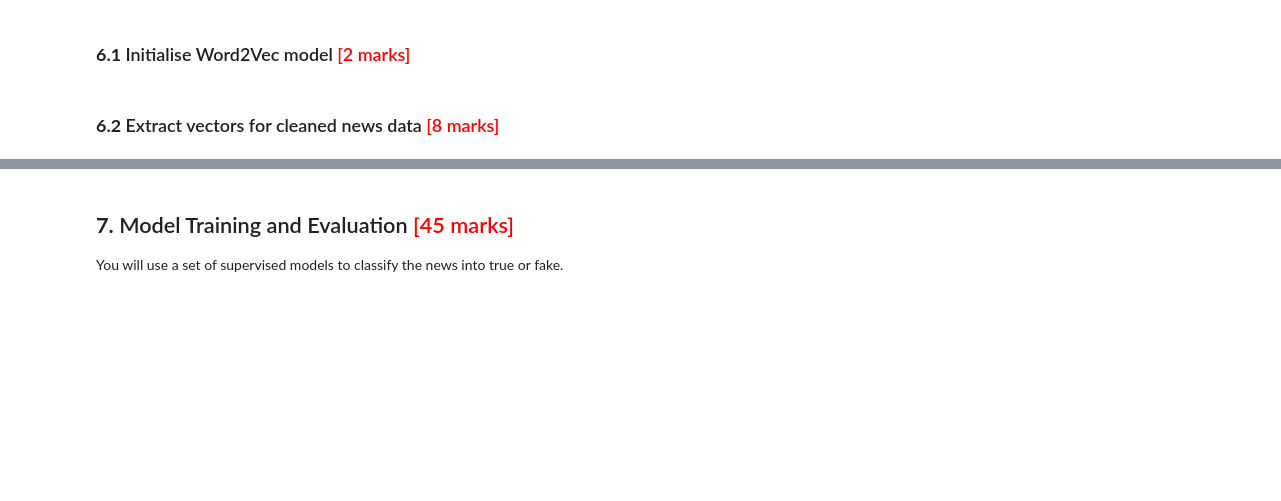
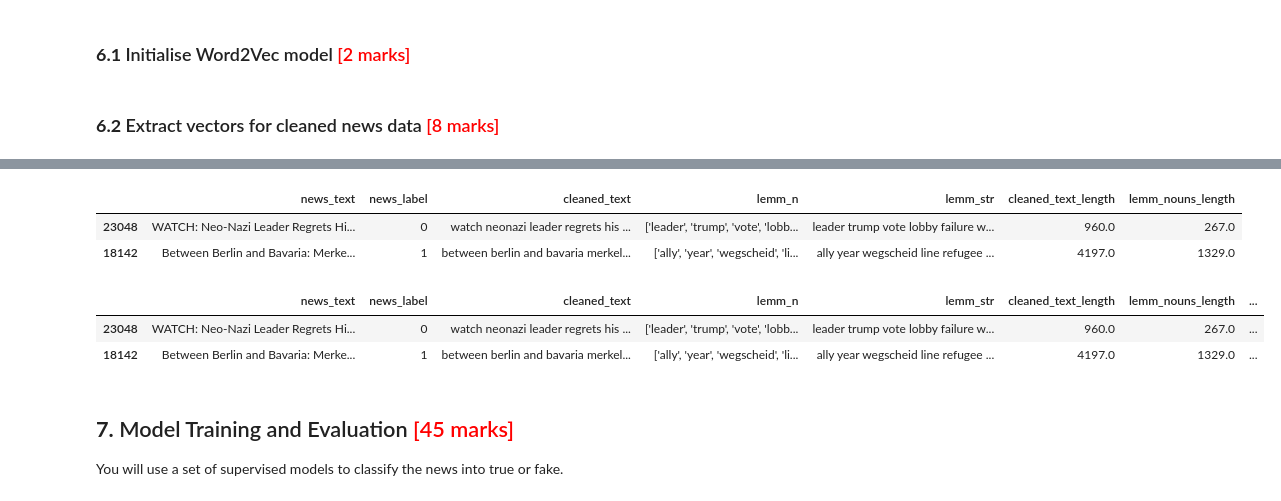
Before and after one commit to AnishRane-cox/Semantic-Fake-News-Detector, a Jupyter notebook: Fake_News_Detection.ipynb, the cells around one changed output, grey strips where cells are left out. Drawn from its saved outputs; the diff is of its cells as text; code cells hidden in the pictures; blank space fills up the shorter version.

```diff
--- a/Fake_News_Detection.ipynb
+++ b/Fake_News_Detection.ipynb
@@ -1003,21 +976,34 @@ lemm_nouns_length      0
 dtype: int64
+# %%
+train_df.head(2)
+# %% [output]
+|  | news_text | news_label | cleaned_text | lemm_n | lemm_str | cleaned_text_length | lemm_nouns_length |
+| 23048 | WATCH: Neo-Nazi Leader Regrets Hi... | 0 | watch neonazi leader regrets his ... | ['leader', 'trump', 'vote', 'lobb... | leader trump vote lobby failure w... | 960.0 | 267.0 |
+| 18142 | Between Berlin and Bavaria: Merke... | 1 | between berlin and bavaria merkel... | ['ally', 'year', 'wegscheid', 'li... | ally year wegscheid line refugee ... | 4197.0 | 1329.0 |
 # %%
 ## Write your code here to extract the vectors from the Word2Vec model for both training and validation data
 
+# Fill missing values to avoid issues during vectorization
+train_df['lemm_str'] = train_df['lemm_str'].fillna('')
 val_df['lemm_str'] = val_df['lemm_str'].fillna('')
 
-# Apply to training set
+# Generate Word2Vec vectors from lemmatized strings
 train_df['w2v_vector'] = train_df['lemm_str'].apply(lambda x: get_avg_w2v_vector(x, word2vec))
-
-# Apply to validation set
 val_df['w2v_vector'] = val_df['lemm_str'].apply(lambda x: get_avg_w2v_vector(x, word2vec))
 
-## Extract the target variable for the training data and validation data
-X_train = np.vstack(train_df['w2v_vector'].values)  # Stack vectors vertically
-X_val = np.vstack(val_df['w2v_vector'].values)    # Stack vectors vertically
+# Convert list of vectors to a 2D NumPy array for model training
+X_train = np.vstack(train_df['w2v_vector'].values)
+X_val = np.vstack(val_df['w2v_vector'].values)
 
-y_train = train_df['news_label']
-y_val = val_df['news_label']
+# Extract the labels
+y_train = train_df['news_label'].values
+y_val = val_df['news_label'].values
+# %%
+train_df.head(2)
+# %% [output]
+|  | news_text | news_label | cleaned_text | lemm_n | lemm_str | cleaned_text_length | lemm_nouns_length | ... |
+| 23048 | WATCH: Neo-Nazi Leader Regrets Hi... | 0 | watch neonazi leader regrets his ... | ['leader', 'trump', 'vote', 'lobb... | leader trump vote lobby failure w... | 960.0 | 267.0 | ... |
+| 18142 | Between Berlin and Bavaria: Merke... | 1 | between berlin and bavaria merkel... | ['ally', 'year', 'wegscheid', 'li... | ally year wegscheid line refugee ... | 4197.0 | 1329.0 | ... |
 # %% [markdown]
 ## **7.** Model Training and Evaluation <font color = red>[45 marks]</font>
 
```
Also changed, not shown: parts of 23 cells of this notebook.
